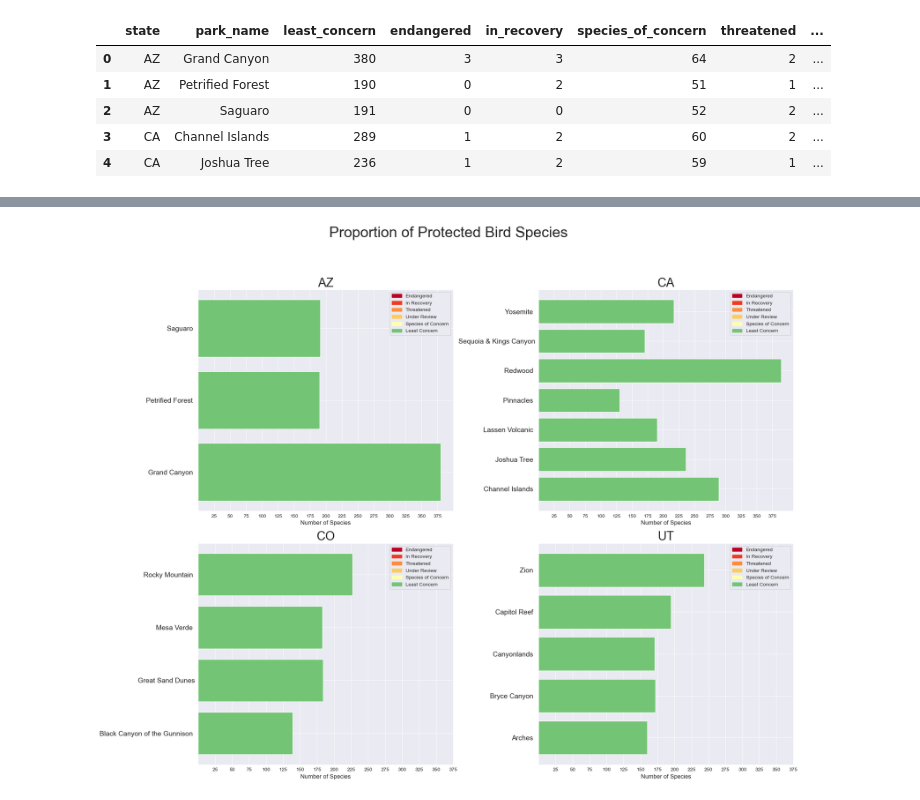
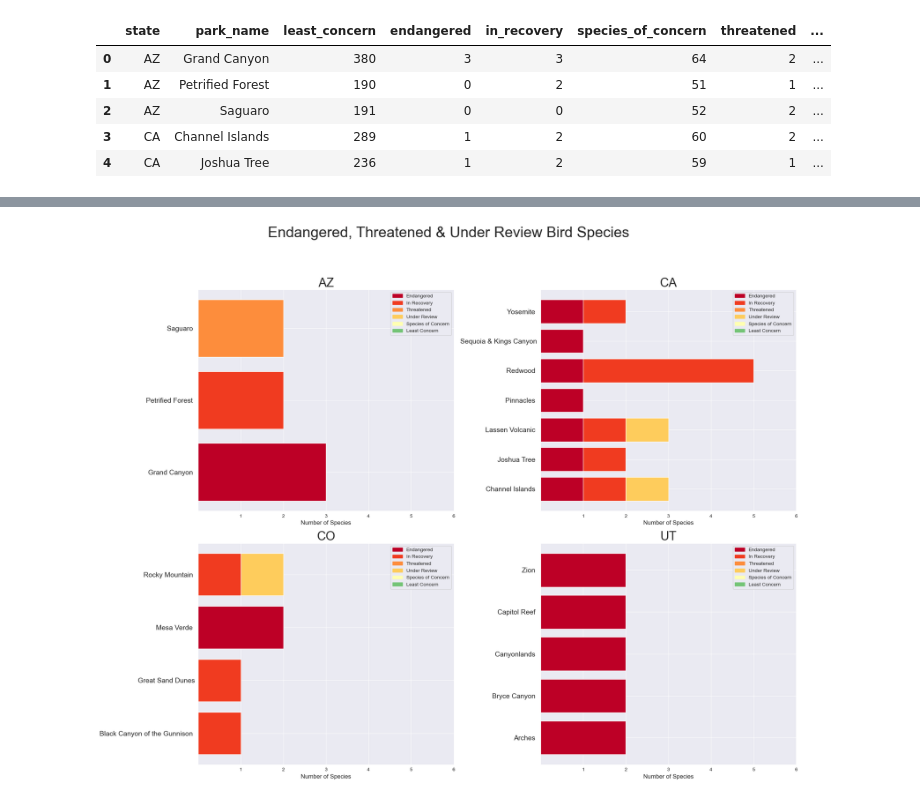
Before and after one commit to pineapple-bois/Biodiversity-In-National-Parks-Real-World, a Jupyter notebook: analysis.ipynb, the cells around one changed output, grey strips where cells are left out. Saved outputs shown, nothing was run; the diff lists cells and outputs as text; code cells hidden in the pictures.

Commit message:
New conservation plots

```diff
--- a/analysis.ipynb
+++ b/analysis.ipynb
@@ -479,3 +492,30 @@ parks_pro_counts_two.head()
 | 2 | AZ | Saguaro | 191 | 0 | 0 | 52 | 2 | ... |
 | 3 | CA | Channel Islands | 289 | 1 | 2 | 60 | 2 | ... |
 | 4 | CA | Joshua Tree | 236 | 1 | 2 | 59 | 1 | ... |
+# %%
+handles = [mpatches.Patch(color=colour, label=label) for label, colour in cons_colour.items()]
+states_list_short = ['AZ', 'CA', 'CO', 'UT']
+
+cons_colours = ['#bd0026','#f03b20','#fd8d3c','#fecc5c','#ffffb2', '#74c476']
+
+plt.figure(figsize=(20,15))
+plt.suptitle('Proportion of Protected Bird Species', fontsize=30, y=1.05)
+for i, state in enumerate(states_list_short):
+    data = pd.DataFrame(parks_pro_counts_two[parks_pro_counts_two['state'] == state])
+    plt.subplot(2,2,(i+1))
+    plt.title(state, fontsize=25)
+    plt.barh(y=data.park_name, width=data.least_concern, color='#74c476')
+    plt.barh(y=data.park_name, width=data.species_of_concern, color='#ffffb2')
+    plt.barh(y=data.park_name, width=data.under_review, color='#fecc5c')
+    plt.barh(y=data.park_name, width=data.threatened, color='#fd8d3c')
+    plt.barh(y=data.park_name, width=data.in_recovery, color='#f03b20')
+    plt.barh(y=data.park_name, width=data.endangered, color='#bd0026')
+    plt.yticks(rotation=0, fontsize=14)
+    plt.xticks(np.arange(25,400,25))
+    plt.xlabel('Number of Species', fontsize=12)
+    plt.legend(handles=handles, fontsize=10)
+    plt.grid(True)
+
+plt.subplots_adjust(top=0.5)
+plt.tight_layout()
+plt.show()
@@ -482,29 +524,27 @@ parks_pro_counts_two.head()
 # %%
 handles = [mpatches.Patch(color=colour, label=label) for label, colour in cons_colour.items()]
 states_list_short = ['AZ', 'CA', 'CO', 'UT']
 
 cons_colours = ['#bd0026','#f03b20','#fd8d3c','#fecc5c','#ffffb2', '#74c476']
 
 plt.figure(figsize=(20,15))
-plt.suptitle('Proportion of Protected Bird Species', fontsize=30, y=1.05)
+plt.suptitle('Endangered, Threatened & Under Review Bird Species', fontsize=30, y=1.05)
 for i, state in enumerate(states_list_short):
     data = pd.DataFrame(parks_pro_counts_two[parks_pro_counts_two['state'] == state])
     plt.subplot(2,2,(i+1))
     plt.title(state, fontsize=25)
+    plt.barh(y=data.park_name, width=data.under_review, color='#fecc5c')
+    plt.barh(y=data.park_name, width=data.threatened, color='#fd8d3c')
+    plt.barh(y=data.park_name, width=data.in_recovery, color='#f03b20')
     plt.barh(y=data.park_name, width=data.endangered, color='#bd0026')
-    plt.barh(y=data.park_name, width=data.in_recovery, color='#f03b20')
-    plt.barh(y=data.park_name, width=data.threatened, color='#fd8d3c')
-    plt.barh(y=data.park_name, width=data.under_review, color='#fecc5c')
-    plt.barh(y=data.park_name, width=data.species_of_concern, color='#ffffb2')
-    plt.barh(y=data.park_name, width=data.least_concern, color='#74c476')
     plt.yticks(rotation=0, fontsize=14)
-    plt.xticks(np.arange(25,400,25))
+    plt.xticks(np.arange(1,7,1))
     plt.xlabel('Number of Species', fontsize=12)
     plt.legend(handles=handles, fontsize=10)
     plt.grid(True)
 
 plt.subplots_adjust(top=0.5)
 plt.tight_layout()
 plt.show()
 # %% [output]
-[figure, old version]
+[figure, new version]
```
Also changed, not shown: parts of 2 cells of this notebook.
